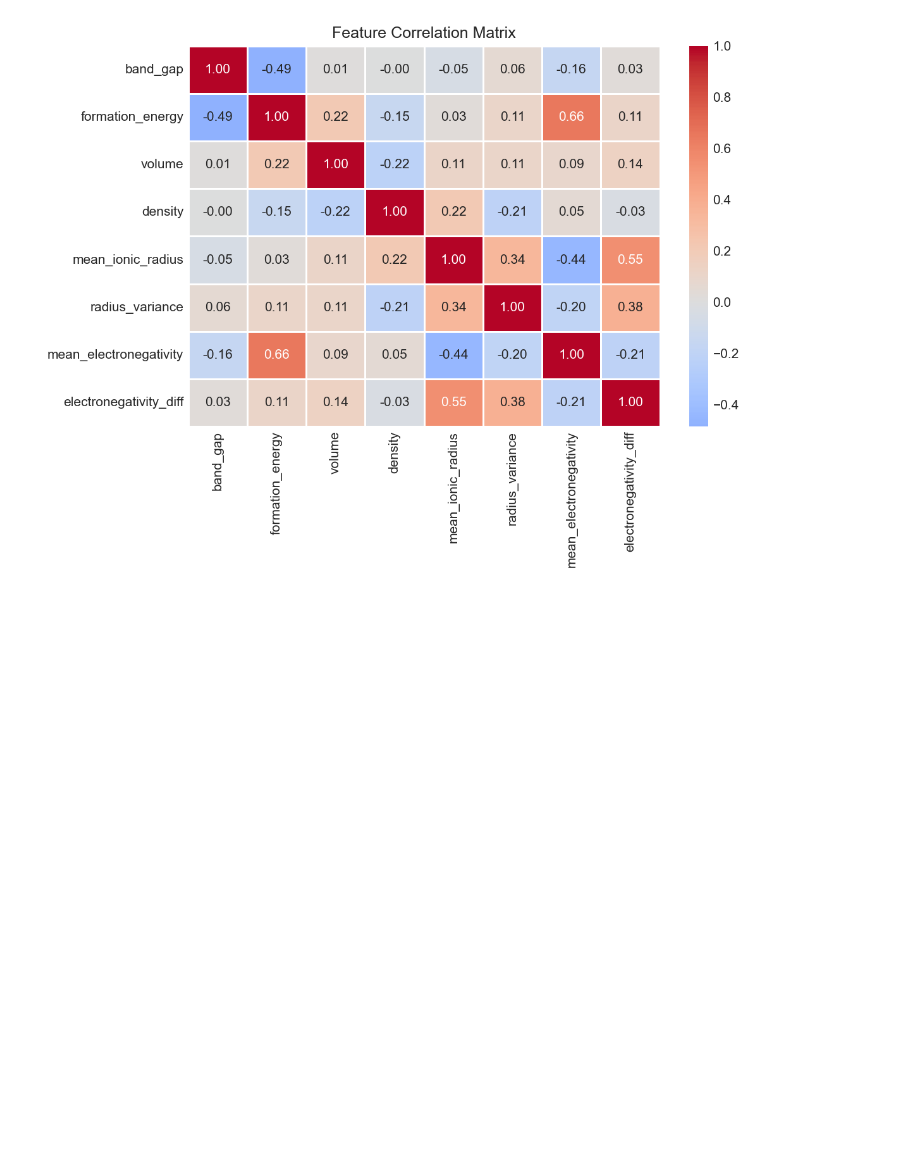
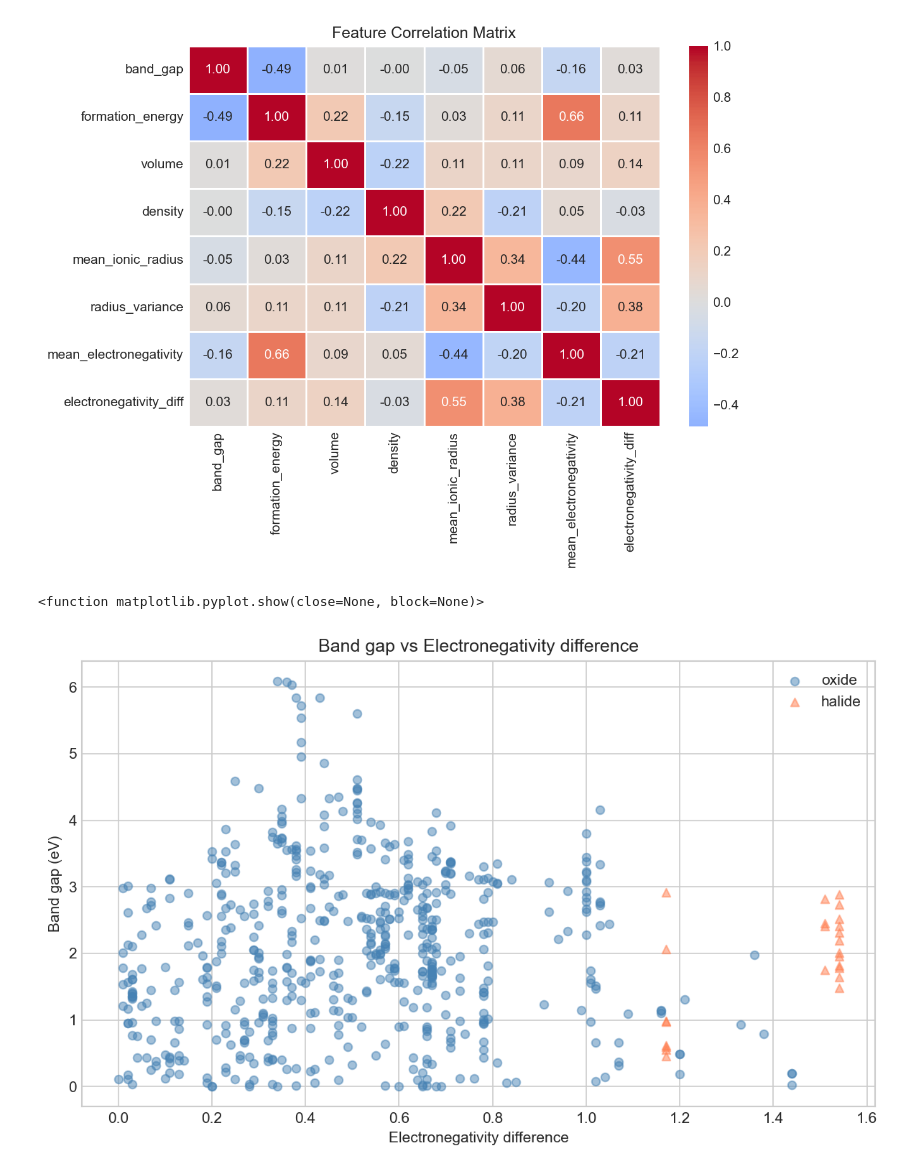
Before and after one commit to sayimachiraju/perovskite-optics, a Jupyter notebook: 02_eda.ipynb, the cells around one changed output. Cells and saved outputs as stored; diff of their text form; code cells hidden in the pictures; blank space fills up the shorter version.

```diff
--- a/02_eda.ipynb
+++ b/02_eda.ipynb
@@ -43,3 +43,21 @@ plt.show
 # %% [output]
 <function matplotlib.pyplot.show(close=None, block=None)>
 [figure]
+# %%
+fig,ax = plt.subplots(figsize=(8,5))
+
+for family,color,marker in zip(["oxide","halide"],["steelblue","coral"],["o","^"]):
+    subset = df[df["family"]==family]
+    ax.scatter(subset["electronegativity_diff"],subset["band_gap"],
+               alpha=0.5,label=family,color=color,marker=marker,s=30)
+
+ax.set_xlabel("Electronegativity difference")
+ax.set_ylabel("Band gap (eV)")
+ax.set_title("Band gap vs Electronegativity difference")
+ax.legend()
+plt.tight_layout()
+plt.savefig("figures/fig3_bandgap_vs_electronegativity.png",dpi=150)
+plt.show
+# %% [output]
+<function matplotlib.pyplot.show(close=None, block=None)>
+[figure, added]
```
Also changed, not shown: parts of 1 cell of this notebook, 2 other files.
